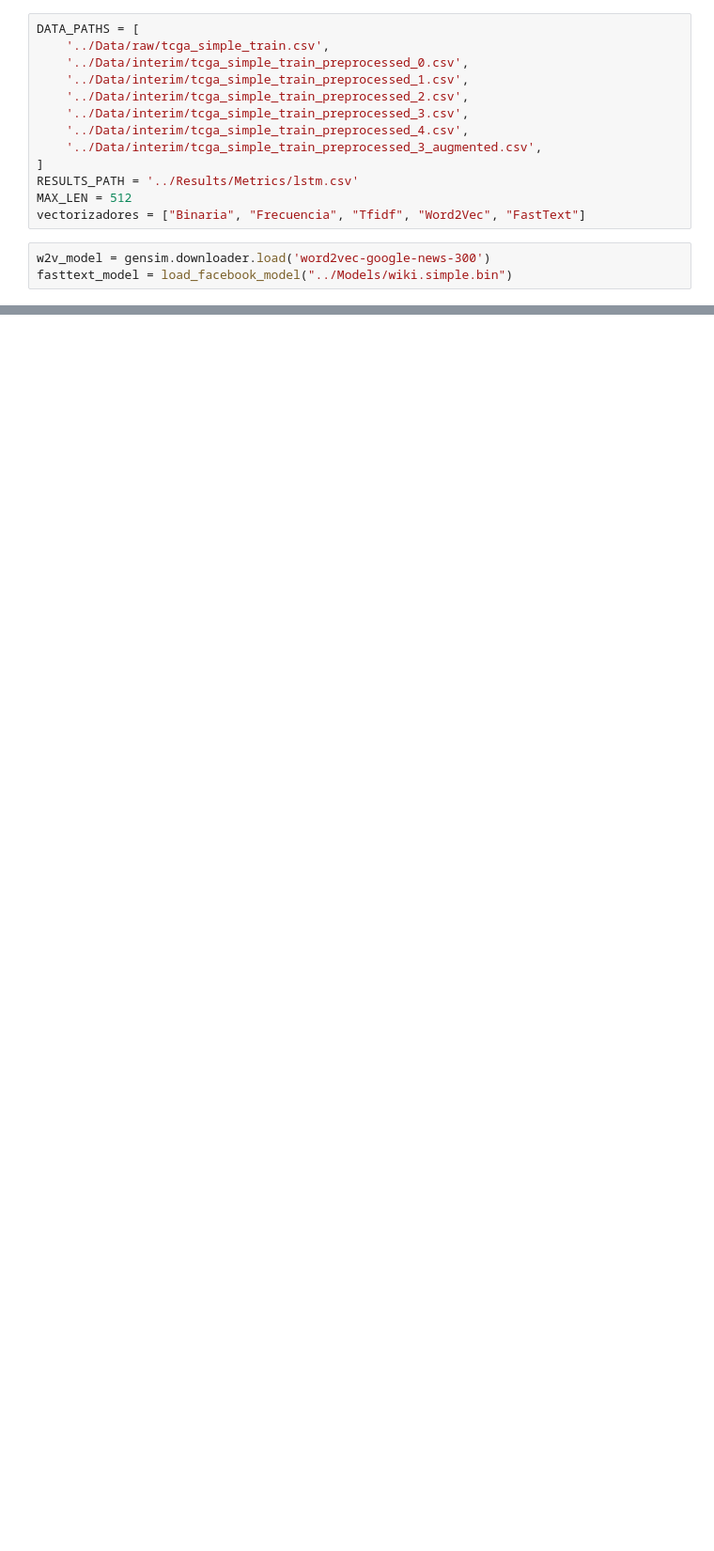
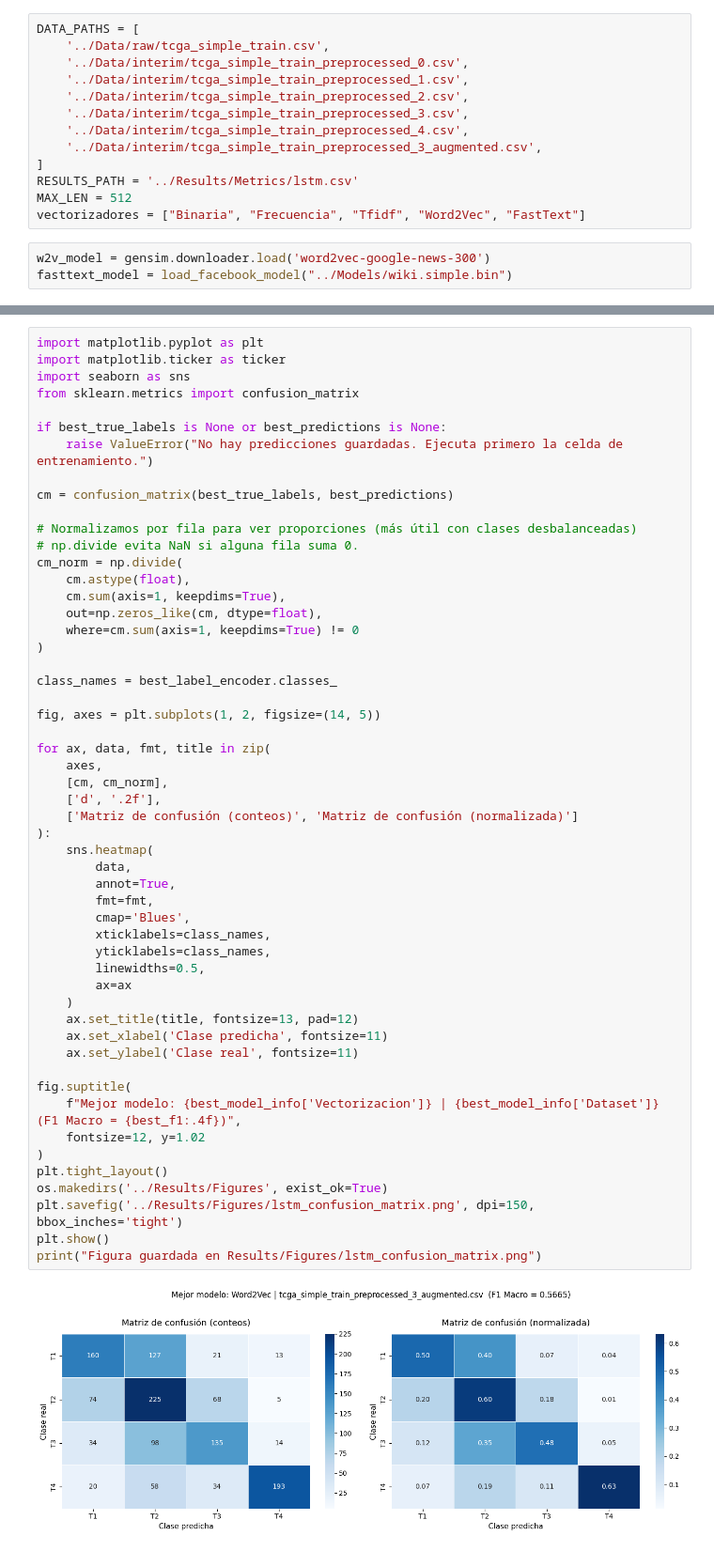
Before and after one commit to Hugo31810/OncoNLP, a Jupyter notebook: Notebooks/09_LSTM.ipynb, the cells around one changed output, grey strips where cells are left out. Shown at 94% size. Drawn from its saved outputs; the diff is of its cells as text; blank space fills up the shorter version.

Commit message:
Confusion matrix and some graphics added to 09_LSTM.ipynb & 10_Bi-LSTM.ipynb.

```diff
--- a/Notebooks/09_LSTM.ipynb
+++ b/Notebooks/09_LSTM.ipynb
@@ -165,0 +276,55 @@ F1 Macro: 0.5507
+# %%
+import matplotlib.pyplot as plt
+import matplotlib.ticker as ticker
+import seaborn as sns
+from sklearn.metrics import confusion_matrix
+
+if best_true_labels is None or best_predictions is None:
+    raise ValueError("No hay predicciones guardadas. Ejecuta primero la celda de entrenamiento.")
+
+cm = confusion_matrix(best_true_labels, best_predictions)
+
+# Normalizamos por fila para ver proporciones (más útil con clases desbalanceadas)
+# np.divide evita NaN si alguna fila suma 0.
+cm_norm = np.divide(
+    cm.astype(float),
+    cm.sum(axis=1, keepdims=True),
+    out=np.zeros_like(cm, dtype=float),
+    where=cm.sum(axis=1, keepdims=True) != 0
+)
+
+class_names = best_label_encoder.classes_
+
+fig, axes = plt.subplots(1, 2, figsize=(14, 5))
+
+for ax, data, fmt, title in zip(
+    axes,
+    [cm, cm_norm],
+    ['d', '.2f'],
+    ['Matriz de confusión (conteos)', 'Matriz de confusión (normalizada)']
+):
+    sns.heatmap(
+        data,
+        annot=True,
+        fmt=fmt,
+        cmap='Blues',
+        xticklabels=class_names,
+        yticklabels=class_names,
+        linewidths=0.5,
+        ax=ax
+    )
+    ax.set_title(title, fontsize=13, pad=12)
+    ax.set_xlabel('Clase predicha', fontsize=11)
+    ax.set_ylabel('Clase real', fontsize=11)
+
+fig.suptitle(
+    f"Mejor modelo: {best_model_info['Vectorizacion']} | {best_model_info['Dataset']}  (F1 Macro = {best_f1:.4f})",
+    fontsize=12, y=1.02
+)
+plt.tight_layout()
+os.makedirs('../Results/Figures', exist_ok=True)
+plt.savefig('../Results/Figures/lstm_confusion_matrix.png', dpi=150, bbox_inches='tight')
+plt.show()
+print("Figura guardada en Results/Figures/lstm_confusion_matrix.png")
+# %% [output]
+[figure, added]
```
Also changed, not shown: parts of 7 cells of this notebook, 3 other files.
